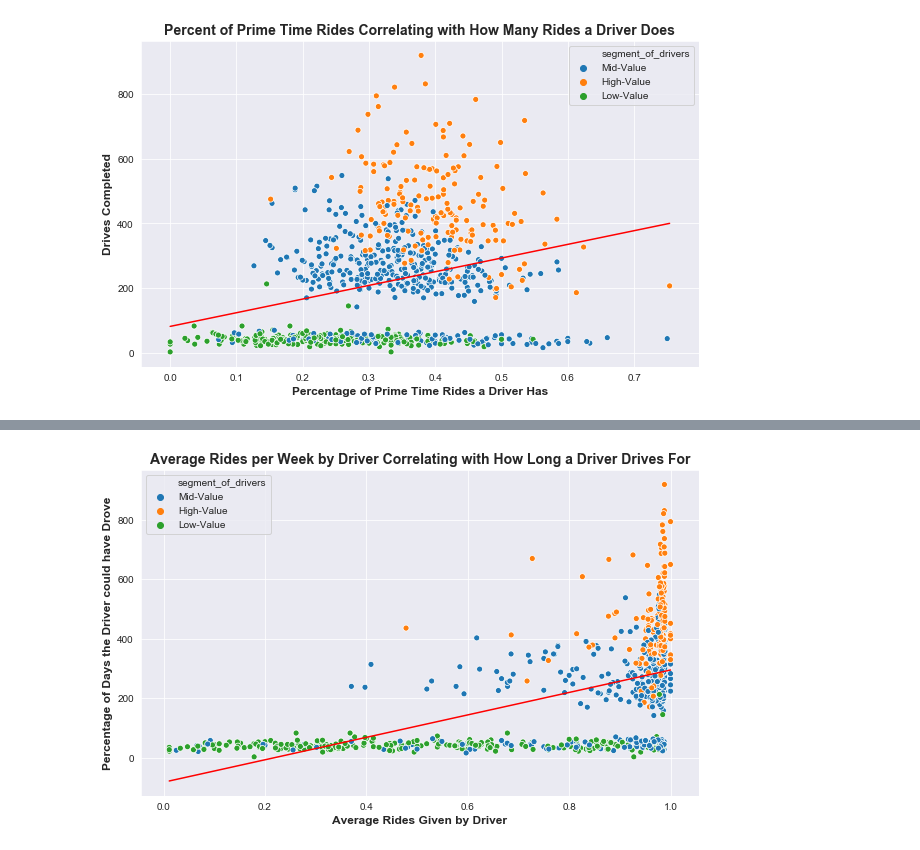
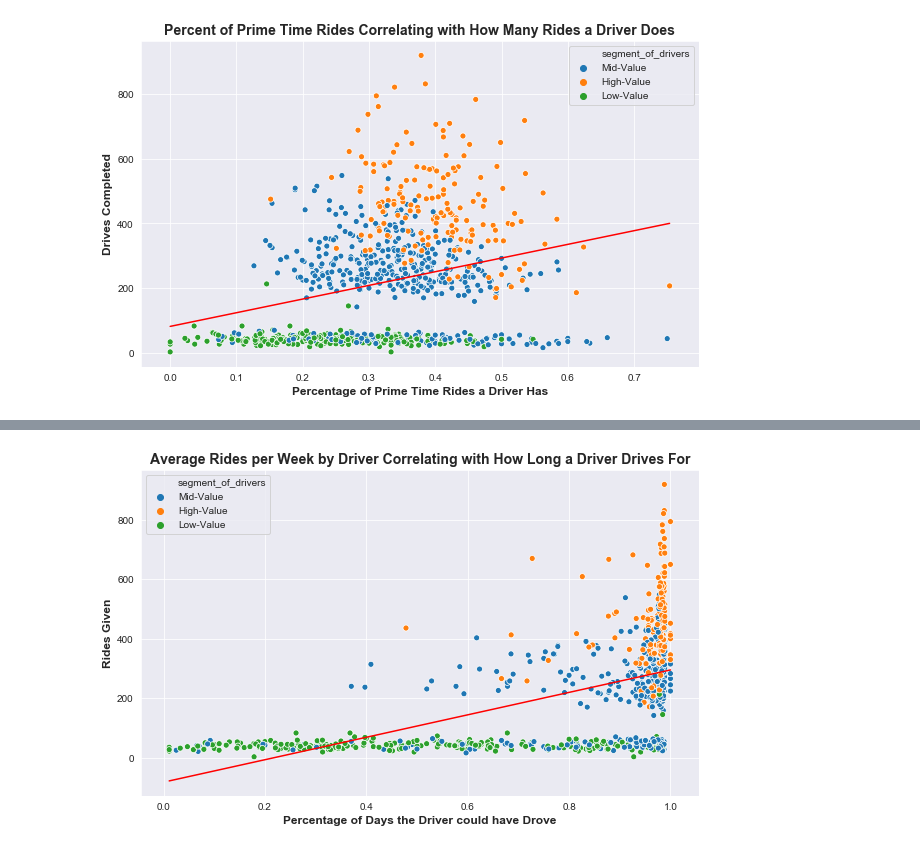
Before and after one commit to AugmentedMode/Lyft-Data-Challenge, a Jupyter notebook: Lyft-Data-Analysis.ipynb, the cells around one changed output, grey strips where cells are left out. Cells and saved outputs as stored; diff of their text form; code cells hidden in the pictures.

Commit message:
finished driver lifetime value

```diff
--- a/Lyft-Data-Analysis.ipynb
+++ b/Lyft-Data-Analysis.ipynb
@@ -770,20 +799,20 @@ ax.grid('on')
 # %%
 fig = plt.figure(figsize=[10,6])
 ax = plt.subplot(111)
 ax.set_title('Average Rides per Week by Driver Correlating with How Long a Driver Drives For', fontsize = 14, weight = 'bold')
 
 x=updated_driver_data_df['percent_of_possible_drive_days']
 y=updated_driver_data_df['rides_given']
 
 sns.scatterplot(data=updated_driver_data_df, x=x, y=y, hue='segment_of_drivers')
 plt.plot(np.unique(x), np.poly1d(np.polyfit(x, y, 1))(np.unique(x)), color='red')
 
-plt.xlabel('Average Rides Given by Driver', fontsize = 12, weight = 'bold')
-plt.ylabel('Percentage of Days the Driver could have Drove', fontsize = 12, weight = 'bold')
+plt.xlabel('Percentage of Days the Driver could have Drove', fontsize = 12, weight = 'bold')
+plt.ylabel('Rides Given', fontsize = 12, weight = 'bold')
 sns.set_style('darkgrid')
 ax.grid('on')
 # %% [output]
-[figure, old version]
+[figure, new version]
 # %%
 fig = plt.figure(figsize=[10,6])
 ax = plt.subplot(111)
```
Also changed, not shown: parts of 31 cells of this notebook.
